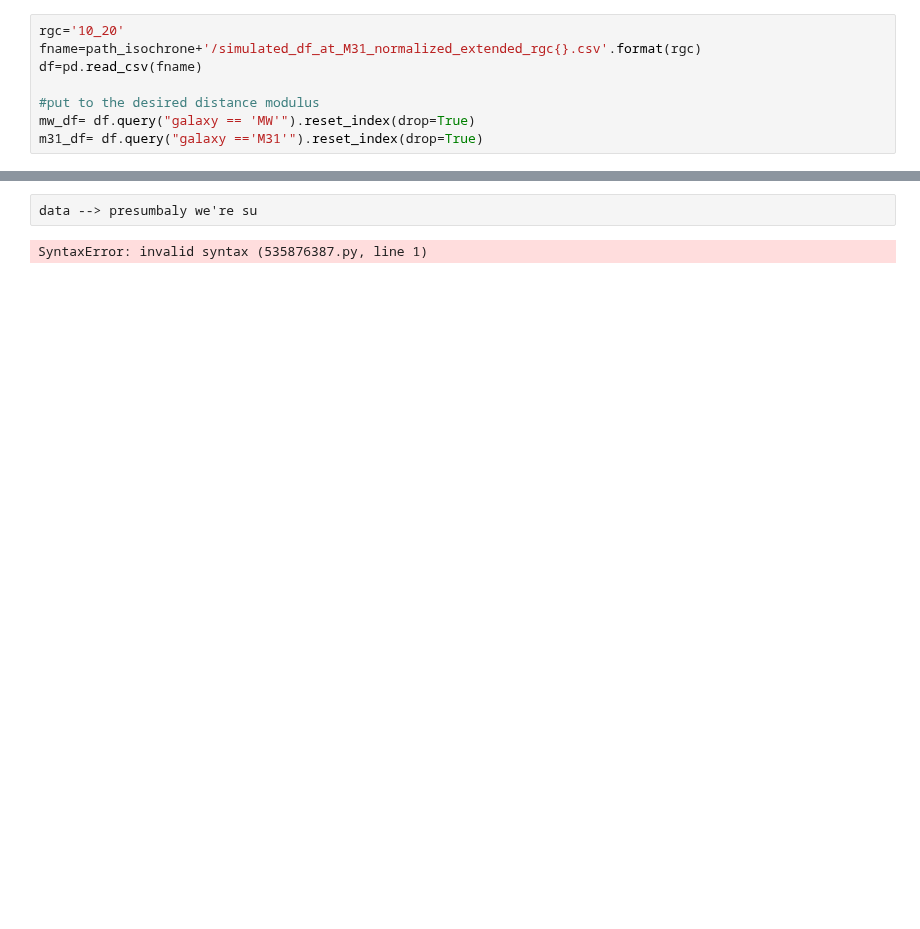
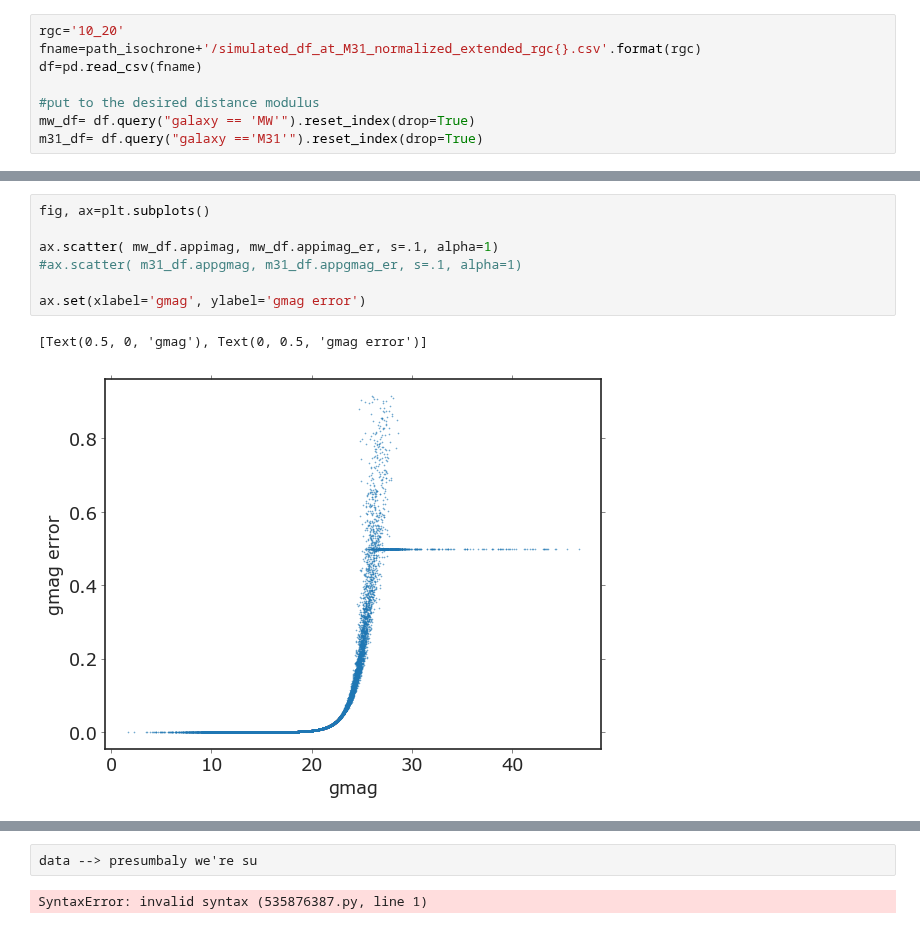
Before and after one commit to caganze/stellarstreams, a Jupyter notebook: notebooks/Visualize MW and M31 Stars.ipynb, the cells around one changed output, grey strips where cells are left out. Cells and saved outputs as stored; diff of their text form; blank space fills up the shorter version.

```diff
--- a/notebooks/Visualize MW and M31 Stars.ipynb
+++ b/notebooks/Visualize MW and M31 Stars.ipynb
@@ -210,0 +185,10 @@ len(df[df.F087mag.between(18, 28.69)])/2.8
+# %%
+fig, ax=plt.subplots()
+
+ax.scatter( mw_df.appimag, mw_df.appimag_er, s=.1, alpha=1)
+#ax.scatter( m31_df.appgmag, m31_df.appgmag_er, s=.1, alpha=1)
+
+ax.set(xlabel='gmag', ylabel='gmag error')
+# %% [output]
+[Text(0.5, 0, 'gmag'), Text(0, 0.5, 'gmag error')]
+[figure, added]
```
Also changed, not shown: parts of 15 cells of this notebook, 11 other files.
